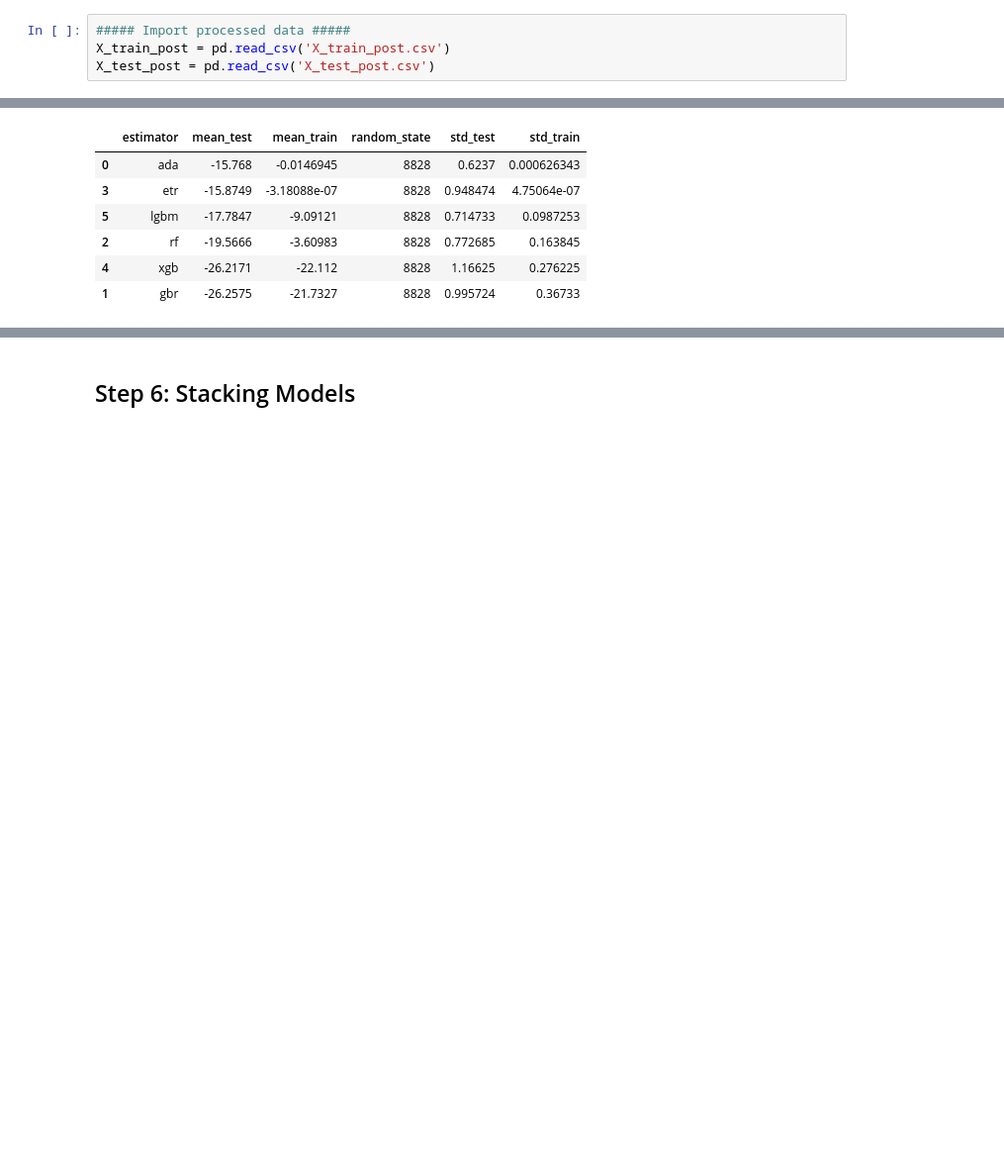
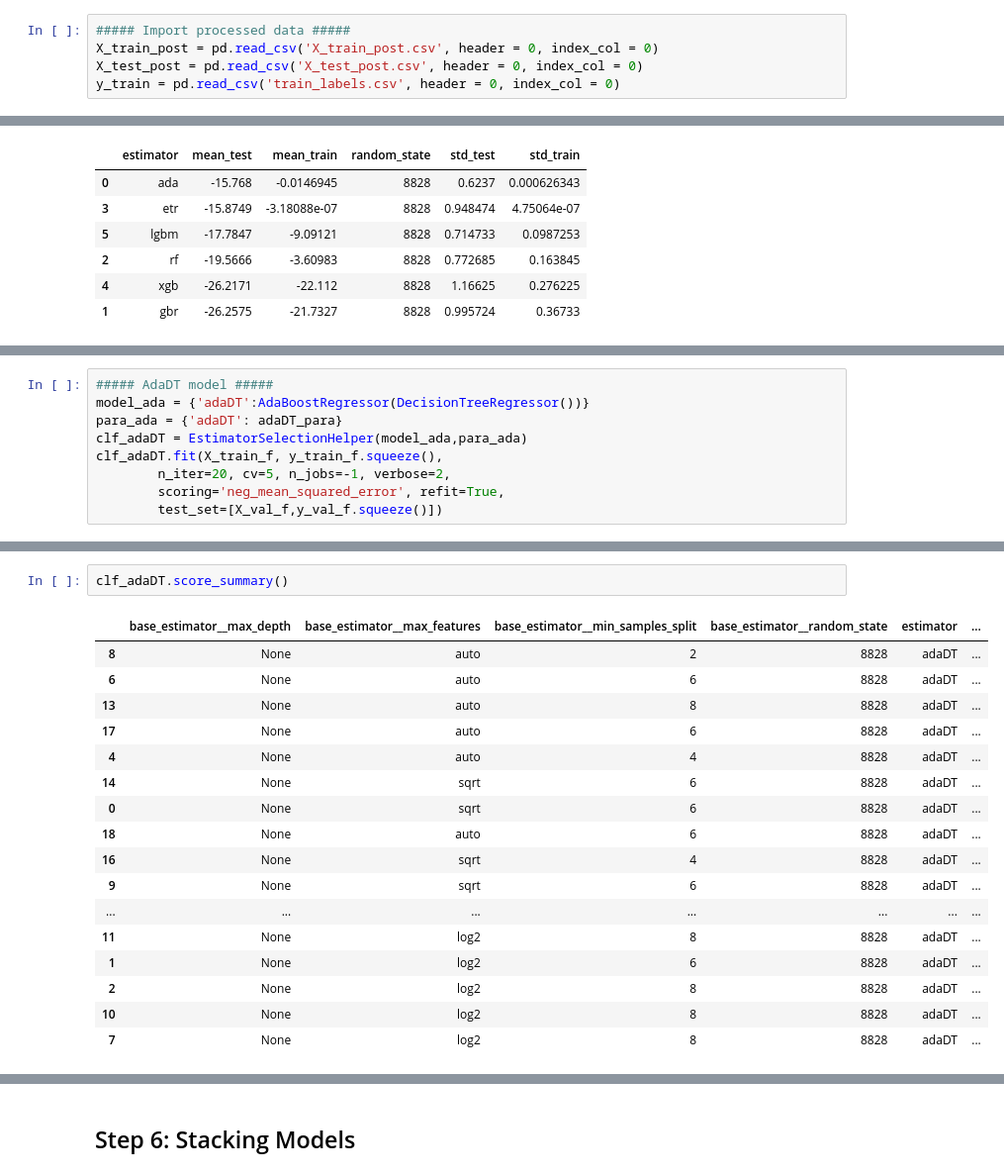
Before and after one commit to YestinYang/Learning-Path, a Jupyter notebook: Projects/MS_Predict Student Earnings/Predict_Student_Earnings.ipynb, the cells around one changed output, grey strips where cells are left out. Shown at 99% size. Cells and saved outputs as stored; diff of their text form; blank space fills up the shorter version.

Commit message:
feature: Update to single model selection

```diff
--- a/Projects/MS_Predict Student Earnings/Predict_Student_Earnings.ipynb
+++ b/Projects/MS_Predict Student Earnings/Predict_Student_Earnings.ipynb
@@ -622,8 +622,9 @@ As stated above, tree based models will be considered here. Concretely, includin
 - LGBMRegressor
 # %%
 ##### Import processed data #####
-X_train_post = pd.read_csv('X_train_post.csv')
-X_test_post = pd.read_csv('X_test_post.csv')
+X_train_post = pd.read_csv('X_train_post.csv', header = 0, index_col = 0)
+X_test_post = pd.read_csv('X_test_post.csv', header = 0, index_col = 0)
+y_train = pd.read_csv('train_labels.csv', header = 0, index_col = 0)
 # %%
 ##### Split out test set #####
 X_train_f, X_val_f, y_train_f, y_val_f = train_test_split(X_train_post,
@@ -726,0 +751,9 @@ rf_para = {'n_estimators':[400, 600, 800],
+# %%
+##### AdaDT model #####
+model_ada = {'adaDT':AdaBoostRegressor(DecisionTreeRegressor())}
+para_ada = {'adaDT': adaDT_para}
+clf_adaDT = EstimatorSelectionHelper(model_ada,para_ada)
+clf_adaDT.fit(X_train_f, y_train_f.squeeze(),
+        n_iter=20, cv=5, n_jobs=-1, verbose=2,
+        scoring='neg_mean_squared_error', refit=True,
+        test_set=[X_val_f,y_val_f.squeeze()])
@@ -726,0 +767,20 @@ rf_para = {'n_estimators':[400, 600, 800],
+# %%
+clf_adaDT.score_summary()
+# %% [output]
+|  | base_estimator__max_depth | base_estimator__max_features | base_estimator__min_samples_split | base_estimator__random_state | estimator | ... |
+| 8 | None | auto | 2 | 8828 | adaDT | ... |
+| 6 | None | auto | 6 | 8828 | adaDT | ... |
+| 13 | None | auto | 8 | 8828 | adaDT | ... |
+| 17 | None | auto | 6 | 8828 | adaDT | ... |
+| 4 | None | auto | 4 | 8828 | adaDT | ... |
+| 14 | None | sqrt | 6 | 8828 | adaDT | ... |
+| 0 | None | sqrt | 6 | 8828 | adaDT | ... |
+| 18 | None | auto | 6 | 8828 | adaDT | ... |
+| 16 | None | sqrt | 4 | 8828 | adaDT | ... |
+| 9 | None | sqrt | 6 | 8828 | adaDT | ... |
+| ... | ... | ... | ... | ... | ... | ... |
+| 11 | None | log2 | 8 | 8828 | adaDT | ... |
+| 1 | None | log2 | 6 | 8828 | adaDT | ... |
+| 2 | None | log2 | 8 | 8828 | adaDT | ... |
+| 10 | None | log2 | 8 | 8828 | adaDT | ... |
+| 7 | None | log2 | 8 | 8828 | adaDT | ... |
```
Also changed, not shown: parts of 7 cells of this notebook, 1 other file.
